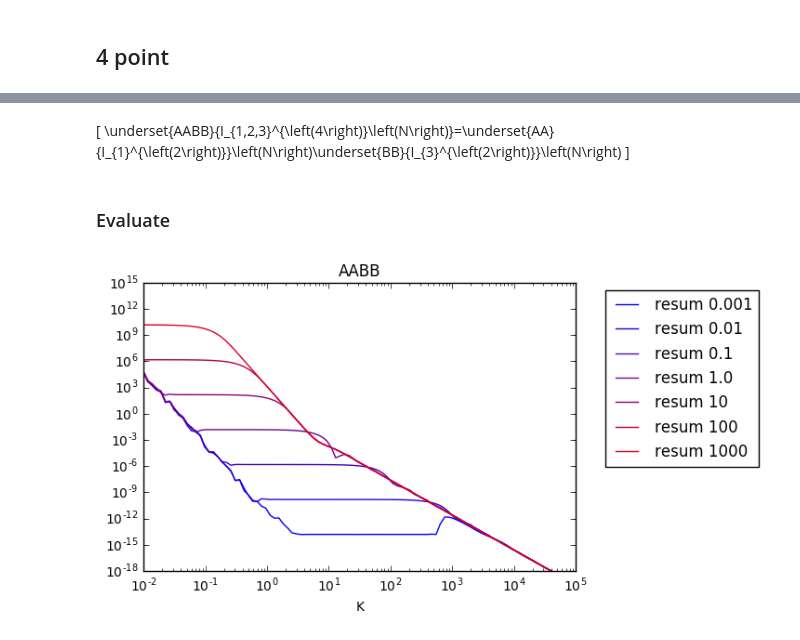
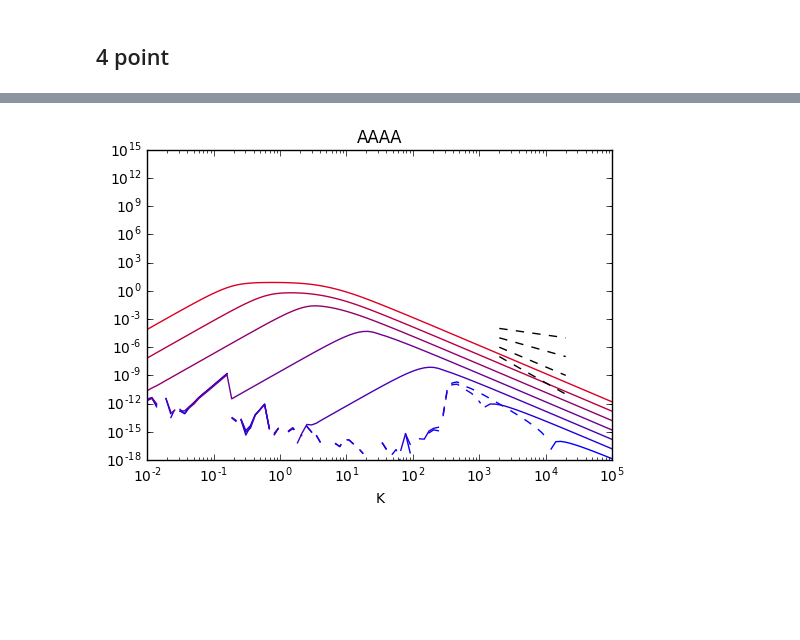
Before and after one commit to qmacAstanford/MultiPointCalculation, a Jupyter notebook: TestMultiPoint.ipynb, the cells around one changed output, grey strips where cells are left out. Cells and saved outputs as stored; diff of their text form; code cells hidden in the pictures; blank space fills up the shorter version.

```diff
--- a/TestMultiPoint.ipynb
+++ b/TestMultiPoint.ipynb
@@ -286,9 +130,10 @@ for ii in range(0,len(N)):
     col=float(ii)/len(N)
     ax.loglog(K.real,abs(ana[:,ii]),\
                 color=[col, 0.0, 1-col],label='resum '+str(N[ii]))
-    ax.loglog(K.real,abs(dub[:,ii]),'--',\
-                color=[col, 0.0, 1-col],label='expl '+str(N[ii]))
+    #ax.loglog(K.real,abs(dub[:,ii]),'--',\
+    #            color=[col, 0.0, 1-col],label='expl '+str(N[ii]))
 ax.legend(bbox_to_anchor=(1.05,1),loc=2)
+plotlog(2e4,1e-5,-2)
 ax.set_xlabel('K')
 ax.set_title('AAA')
 ax.set_ylim([10**-18,10**15])
@@ -608,4 +178,0 @@ def IAABBresum(N,fa,lam0,lam,p1,p2,p3,K0cuttoff=10**-9):
-# %% [markdown]
-\[
-\underset{AABB}{I_{1,2,3}^{\left(4\right)}\left(N\right)}=\underset{AA}{I_{1}^{\left(2\right)}}\left(N\right)\underset{BB}{I_{3}^{\left(2\right)}}\left(N\right)
-\]
@@ -617,5 +179,3 @@ def IAABBresumK2is0(N,fa,lam0,lam,p1,p3):
-# %% [markdown]
-### Evaluate
 # %%
 nlam=5
 ORDEig=25
@@ -643,24 +205,45 @@ ana=np.zeros((nkpts,len(N)),dtype=type(1+1j))
 dub=np.zeros((nkpts,len(N)),dtype=type(1+1j))
 fa=0.4466
 for ii in range(0,nkpts):
-    lam=0
-    lam0=0
+    lam_1=0
+    lam0_1=2
+    lam_2=2
+    lam0_2=1
+    lam_3=1
+    lam0_3=0
 
     for nn in range(0,len(N)):
-        ana[ii,nn]=IAABBresum(N[nn],fa,lam0,lam,props1[ii],props2[ii],props3[ii])
-        #dub[ii,nn]=IAAAAexplicit(N[nn],lam0,lam,props1[ii],props2[ii],props3[ii])
+        ana[ii,nn]=mp.IAAAAresum(N[nn],fa,\
+                                 lam0_1,lam_1,\
+                                 lam0_2,lam_2,\
+                                 lam0_3,lam_3,\
+                                 props1[ii],props2[ii],props3[ii])
+        if np.isnan(ana[ii,nn]):
+            print('Nan Found')
+        #dub[ii,nn]=mp.IAAAAexplicit(N[nn],fa,\
+        #                         lam0_1,lam_1,\
+        #                         lam0_2,lam_2,\
+        #                         lam0_3,lam_3,\
+        #                         props1[ii],props2[ii],props3[ii])
 # %%
 fig, ax = plt.subplots()
 for ii in range(0,len(N)):
     col=float(ii)/len(N)
-    ax.loglog(K.real,abs(ana[:,ii]).real,\
+    ax.loglog(K.real,ana[:,ii].real,'-',\
                 color=[col, 0.0, 1-col],label='resum '+str(N[ii]))
-    #ax.loglog(K.real,abs(dub[:,ii]),'--',\
+    ax.loglog(K.real,-ana[:,ii].real,'--',\
+                color=[col, 0.0, 1-col],label='resum '+str(N[ii]))
+    #ax.loglog(K.real,-dub[:,ii].real,':',\
     #            color=[col, 0.0, 1-col],label='expl '+str(N[ii]))
-ax.legend(bbox_to_anchor=(1.05,1),loc=2)
+#ax.legend(bbox_to_anchor=(1.05,1),loc=2)
+#ax.legend(bbox_to_anchor=(1.05,1))
+plotlog(2e3,1e-4,-1)
+plotlog(2e3,1e-5,-2)
+plotlog(2e3,1e-6,-3)
+plotlog(2e3,1e-7,-4)
 ax.set_xlabel('K')
-ax.set_title('AABB')
+ax.set_title('AAAA')
 ax.set_ylim([10**-18,10**15])
 plt.show()
 # %% [output]
-[figure, old version]
+[figure, new version]
```
Also changed, not shown: parts of 49 cells of this notebook.
